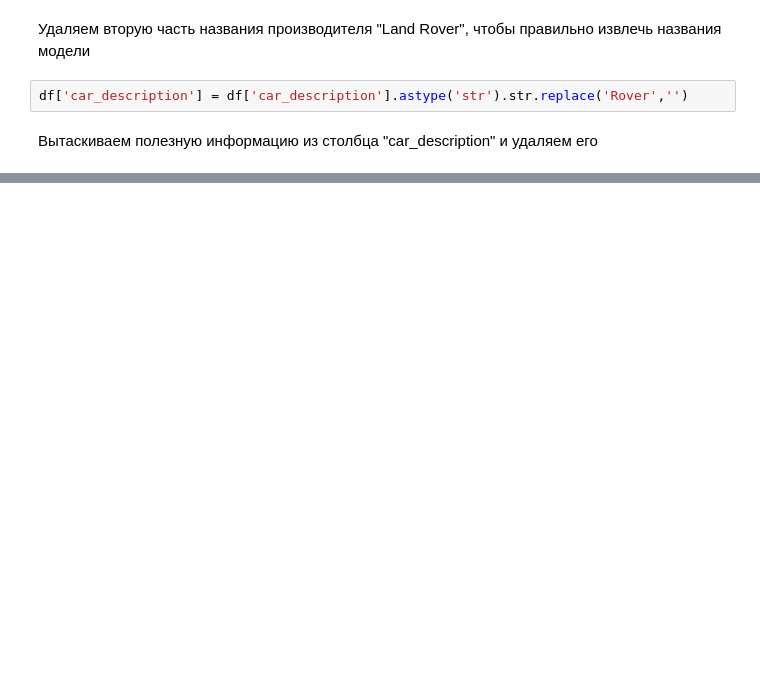
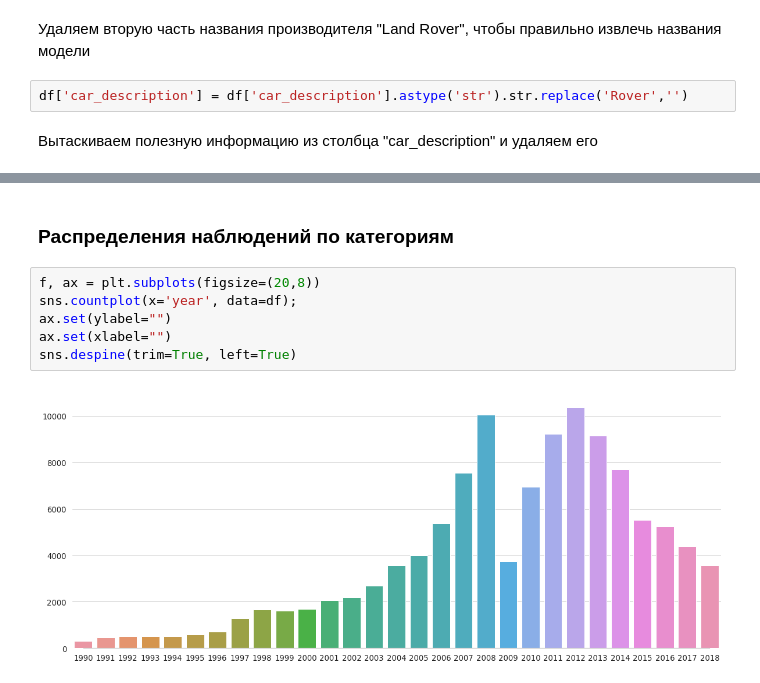
Before and after one commit to Curiosady/Learning-Projects, a Jupyter notebook: Auto.ru Car Price Prediction/main.ipynb, the cells around one changed output, grey strips where cells are left out. Cells and saved outputs as stored; diff of their text form; blank space fills up the shorter version.

```diff
--- a/Auto.ru Car Price Prediction/main.ipynb
+++ b/Auto.ru Car Price Prediction/main.ipynb
@@ -195,0 +232,10 @@ df.head()
+# %% [markdown]
+### Распределения наблюдений по категориям
+# %%
+f, ax = plt.subplots(figsize=(20,8))
+sns.countplot(x='year', data=df);
+ax.set(ylabel="")
+ax.set(xlabel="")
+sns.despine(trim=True, left=True)
+# %% [output]
+[figure, added]
```
Also changed, not shown: parts of 34 cells of this notebook.
